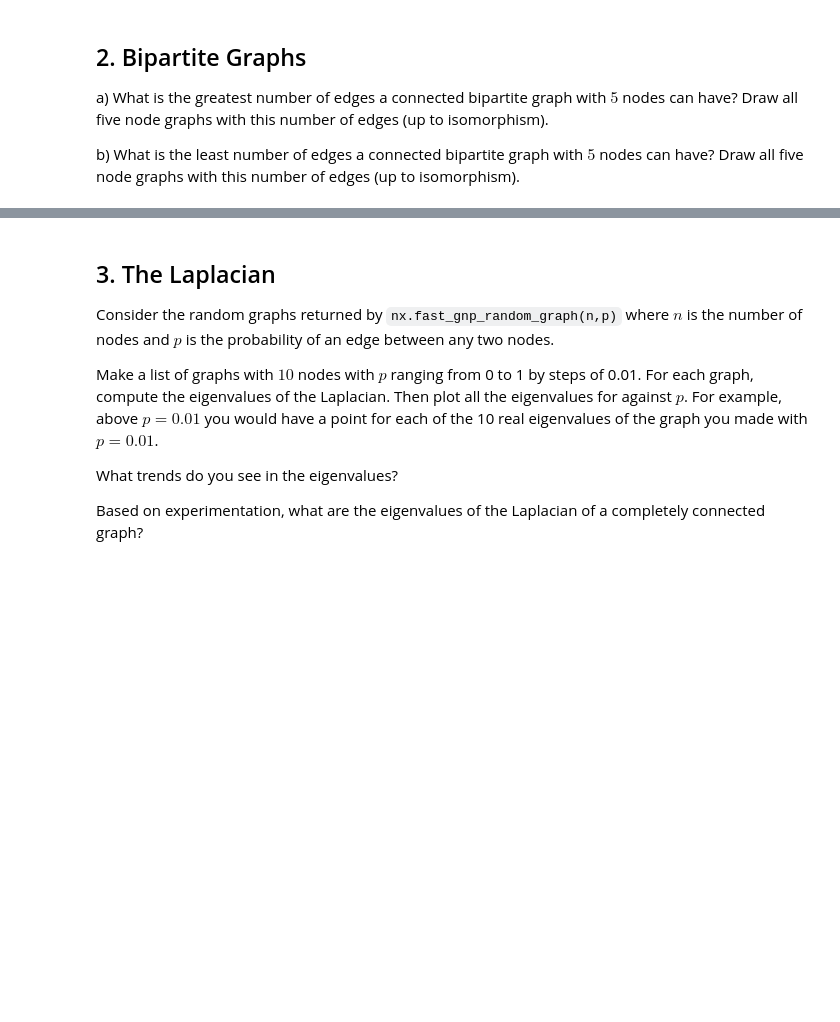
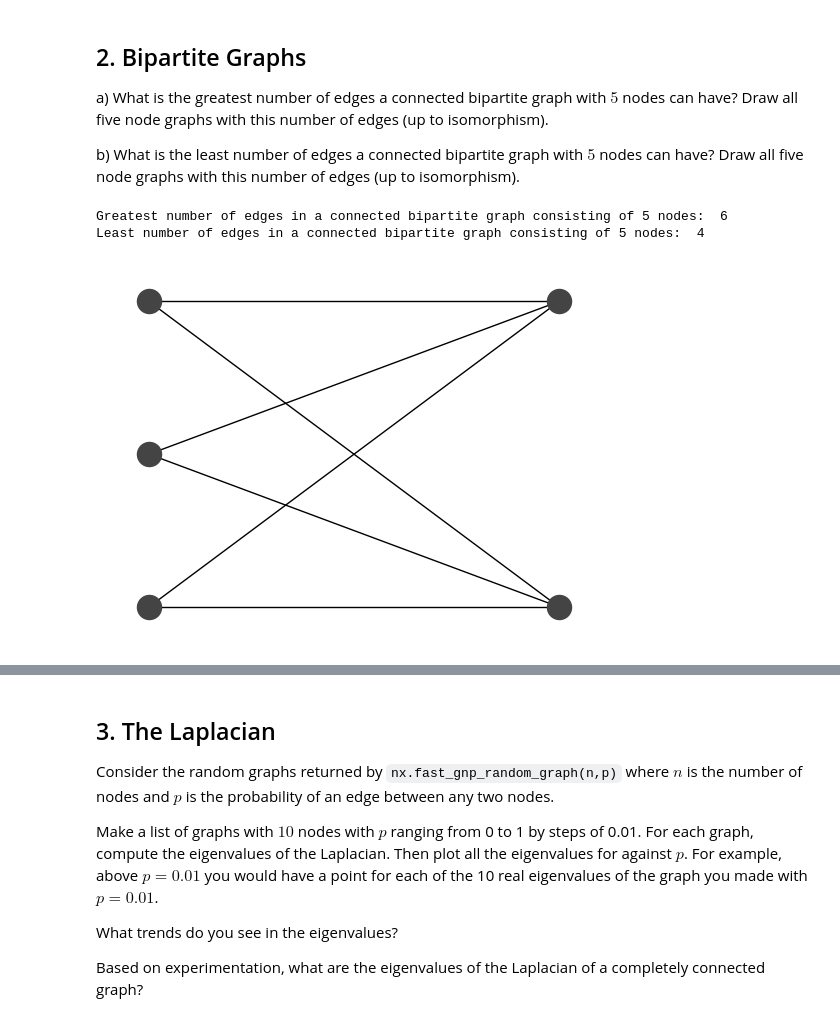
Before and after one commit to enriquea02/uw, a Jupyter notebook: eep502_analytical_methods_for_electrical_engineering/homework/HW_07_Graphs_eantunano.ipynb, the cells around one changed output, grey strips where cells are left out. Cells and saved outputs as stored; diff of their text form; code cells hidden in the pictures; blank space fills up the shorter version.

```diff
--- a/eep502_analytical_methods_for_electrical_engineering/homework/HW_07_Graphs_eantunano.ipynb
+++ b/eep502_analytical_methods_for_electrical_engineering/homework/HW_07_Graphs_eantunano.ipynb
@@ -118,3 +118,34 @@ nx.draw(G,
 a) What is the greatest number of edges a connected bipartite graph with $5$ nodes can have? Draw all five node graphs with this number of edges (up to isomorphism).
 
 b) What is the least number of edges a connected bipartite graph with $5$ nodes can have? Draw all five node graphs with this number of edges (up to isomorphism).
+# %%
+# Max number of edges in a bipartite graph
+def maxEdges(V) :
+    edges = (V * V) // 4;
+    return edges;
+
+max_edges = maxEdges(5)
+
+# Max number of edges in a bipartite graph
+def minEdges(V) :
+    edges = (V-1);
+    return edges;
+
+min_edges = minEdges(5)
+
+print("Greatest number of edges in a connected bipartite graph consisting of 5 nodes: ",max_edges)
+print("Least number of edges in a connected bipartite graph consisting of 5 nodes: ",min_edges)
+# %% [output]
+Greatest number of edges in a connected bipartite graph consisting of 5 nodes:  6
+Least number of edges in a connected bipartite graph consisting of 5 nodes:  4
+# %%
+# Graph greatest number of edge bipartite graph with 5 nodes
+G = nx.Graph()
+G.add_nodes_from([1,2,3,4,5])
+G.add_edges_from([(1,4),(2,4),(3,4),(1,5),(2,5),(3,5)])
+
+V1_nodes = [(1,2,3),(1,2)]
+bipartite_graph,ax = plt.subplots(1,1)
+nx.draw(G, ax=ax, pos=nx.bipartite_layout(G,[1,2,3]),with_labels=False, node_color='#444444',font_color="white")
+# %% [output]
+[figure, added]
```
Also changed, not shown: parts of 3 cells of this notebook.
